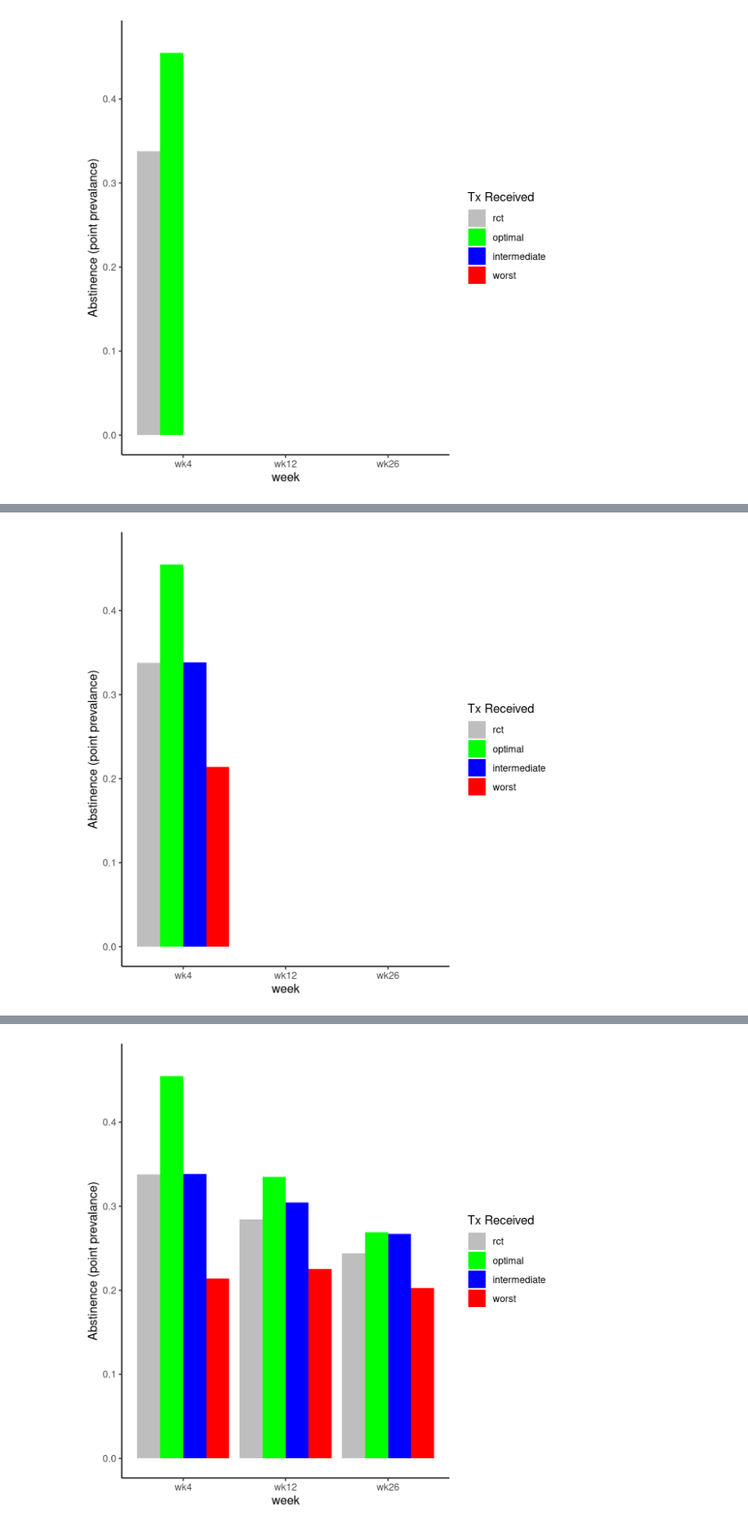
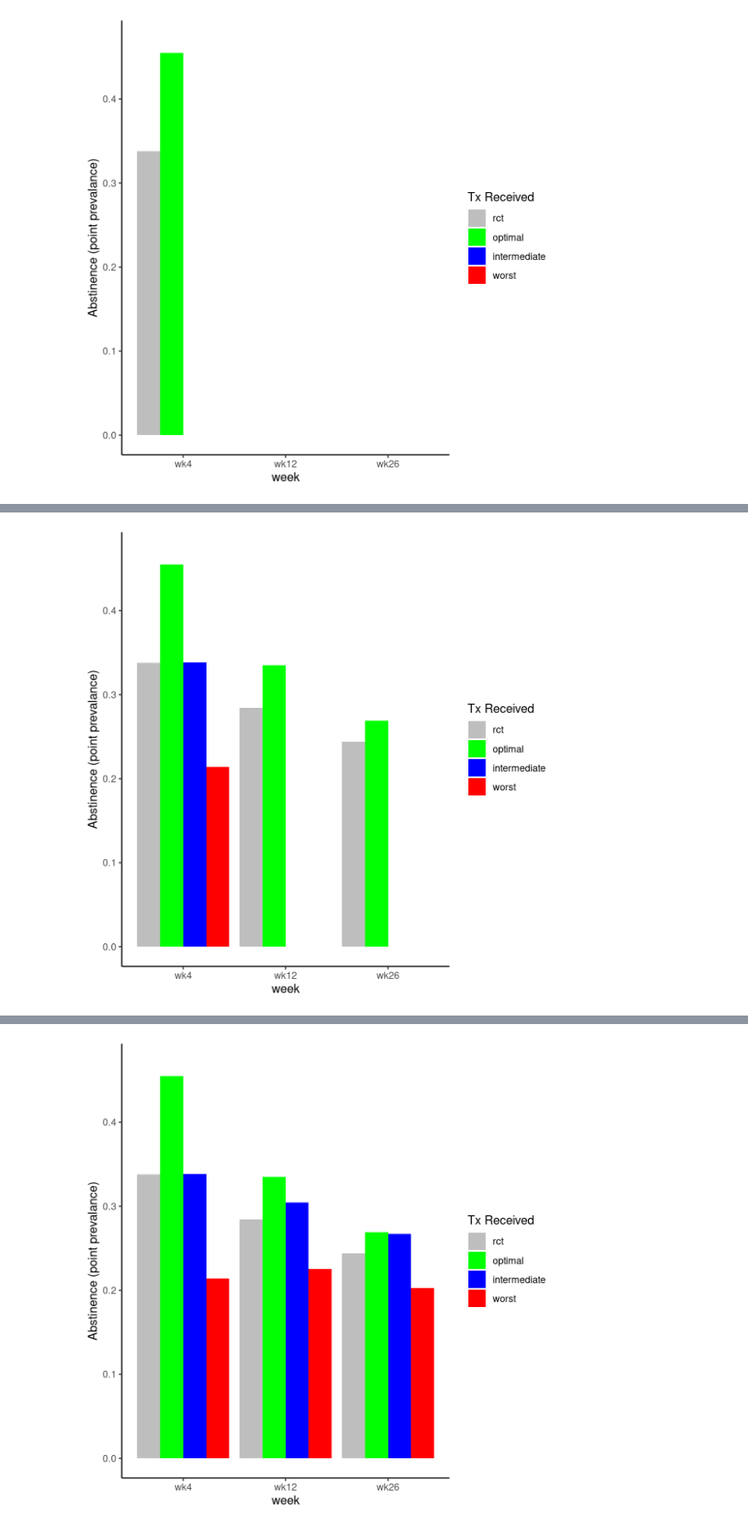
Before and after one commit to jjcurtin/slide_decks, a Jupyter notebook: notebooks/match_figs.out.ipynb, the cells around one changed output, grey strips where cells are left out. Shown: that part at 85% size. Drawn from its saved outputs; the diff is of its cells as text; code cells hidden in the pictures.

```diff
--- a/notebooks/match_figs.out.ipynb
+++ b/notebooks/match_figs.out.ipynb
@@ -147,8 +155,9 @@ d_rank |>
 # %%
 
 d_rank |>
   bind_rows(d_week) |>
-  mutate(outcome = if_else(week  == "wk4", outcome, 0)) |>
+  mutate(outcome = if_else(tx == "rct" | tx == "optimal" |
+                           week == "wk4", outcome, 0)) |>
   plot_outcomes()
 # %% [output]
-[figure, old version]
+[figure, new version]
```
Also changed, not shown: parts of 2 cells of this notebook, 16 other files.
